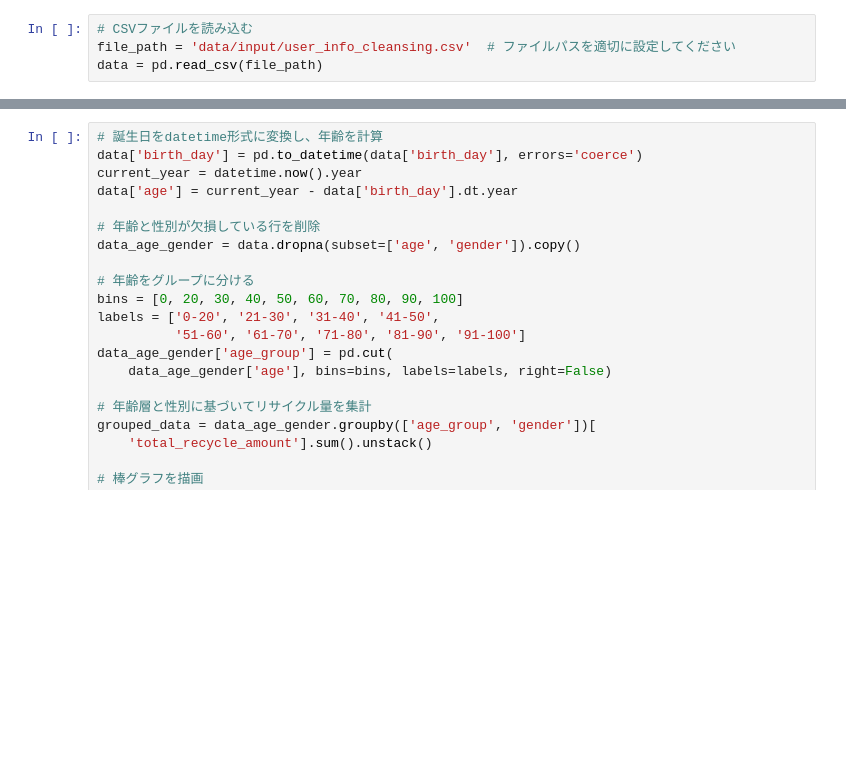
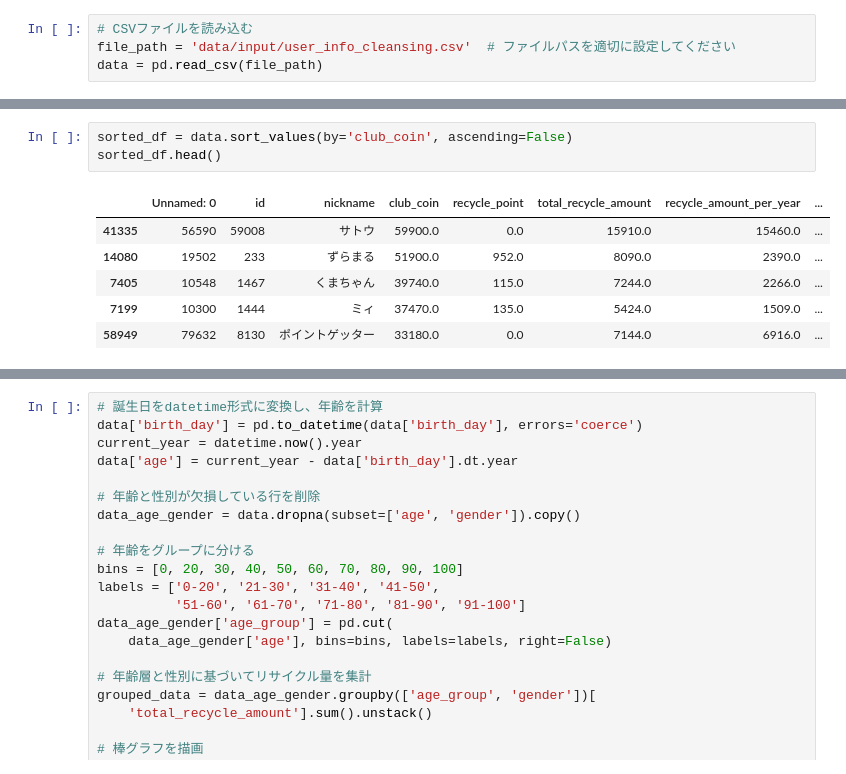
Before and after one commit to Naoya-Yasuda/MANABI_DX_QUEST_2023_PrePoC, a Jupyter notebook: notebook/visualization_user_info.ipynb, the cells around one changed output, grey strips where cells are left out. Cells and saved outputs as stored; diff of their text form; blank space fills up the shorter version.

```diff
--- a/notebook/visualization_user_info.ipynb
+++ b/notebook/visualization_user_info.ipynb
@@ -26,0 +44,10 @@ data = pd.read_csv(file_path)
+# %%
+sorted_df = data.sort_values(by='club_coin', ascending=False)
+sorted_df.head()
+# %% [output]
+|  | Unnamed: 0 | id | nickname | club_coin | recycle_point | total_recycle_amount | recycle_amount_per_year | ... |
+| 41335 | 56590 | 59008 | サトウ | 59900.0 | 0.0 | 15910.0 | 15460.0 | ... |
+| 14080 | 19502 | 233 | ずらまる | 51900.0 | 952.0 | 8090.0 | 2390.0 | ... |
+| 7405 | 10548 | 1467 | くまちゃん | 39740.0 | 115.0 | 7244.0 | 2266.0 | ... |
+| 7199 | 10300 | 1444 | ミィ | 37470.0 | 135.0 | 5424.0 | 1509.0 | ... |
+| 58949 | 79632 | 8130 | ポイントゲッター | 33180.0 | 0.0 | 7144.0 | 6916.0 | ... |
```
Also changed, not shown: parts of 5 cells of this notebook.
